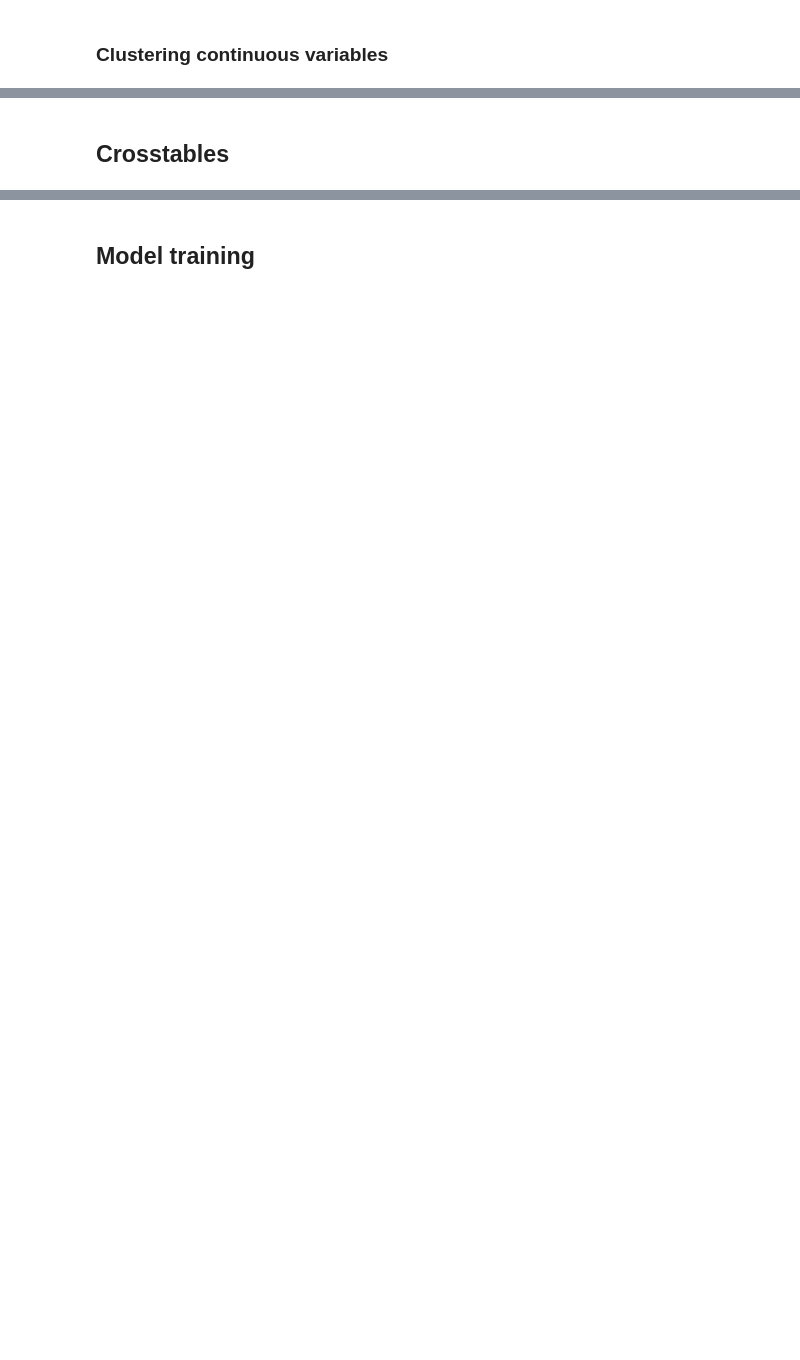
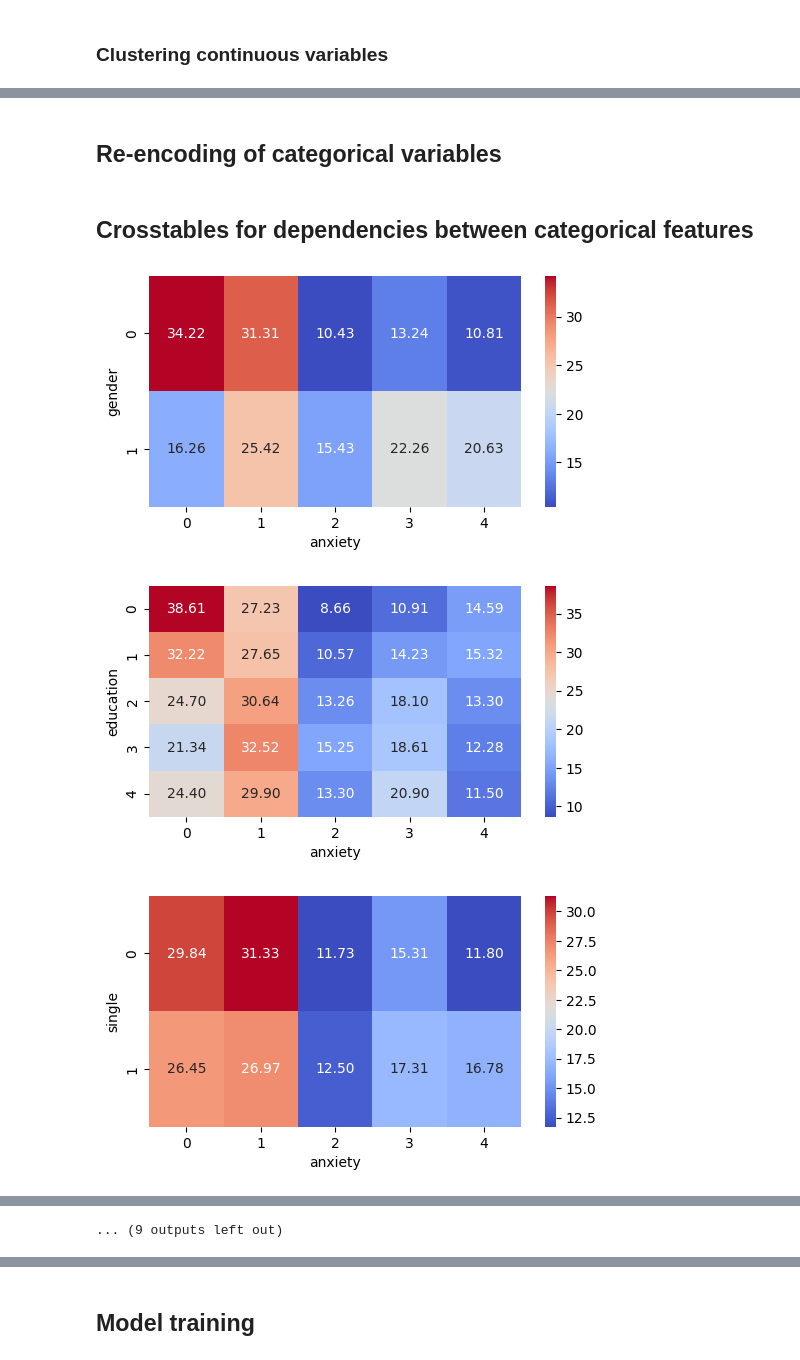
Before and after one commit to simontitk/datamining-2, a Jupyter notebook: src/final.ipynb, the cells around one changed output, grey strips where cells are left out. Cells and saved outputs as stored; diff of their text form; code cells hidden in the pictures; blank space fills up the shorter version.

```diff
--- a/src/final.ipynb
+++ b/src/final.ipynb
@@ -44,8 +49,6 @@ attributes = {
     "POVRATTC_A": "poverty",
     "PHSTAT_A": "health_status",
     "LSATIS4_A": "life_sat",
-    #"DRK12MN_A": "alcohol",
-    #"SLPHOURS_A": "sleep",
     "NOTCOV_A": "insurance",
     "URBRRL": "living_area",
     "REGION": "region",
@@ -61,13 +64,6 @@ dataframes = []
 for i in [2, 3]:
     df = pd.read_csv(f"../data/adult2{i}.csv", sep=",")
     dataframes.append(df)
-    print(f"YEAR 202{i}\nfeatures: {len(df.columns)}\nentries: {len(df)}")
-    for attr in attributes.keys():
-        try:
-            (f"{attr}: {df[attr].unique()[:(min(10, len(df[attr].unique())))]}")
-        except:
-            print(f"missing {attr} for 202{i}")
 df = pd.concat(dataframes)
 df = df.loc[:, list(attributes.keys())]
 df.rename(mapper=attributes, inplace=True, axis=1)
-list(df.columns)
@@ -185,31 +164,9 @@ KeyError: "[('age', 'Age'), ('bmi', 'BMI'), ('poverty', 'Poverty ratio')] not fo
 [figure]
 [figure]
 [figure]
+# %% [markdown]
+## Re-encoding of categorical variables
 # %%
-# regrouping
-
-"""
-EDUCATION
-00 (no edu), 01 (no hs), 02 (no diploma): no_hs
-03 (ged), 04 (hs), 05 (no deg): highschool
-06 (occupational deg), 07 (academic deg), 08 (bsc): bachelor
-09 (msc): masters
-10 (phd): phd
-"""
-
-"""
-MARITAL status:
-03: single
-01 (married) 2 (cohabiting): not
-"""
-
-"""
-parent
-01: parent
-02 (in famility but not) 03 (not in family): not
-"""
-
-
 def invert_encoding_order(df: pd.DataFrame, feature: str) -> None:
     """Reorders the encoding of a categorical variable,
     so that the lowest values are encoded 0 and higher ones ascending from here."""
@@ -223,6 +180,7 @@ def offset_encoding_to_zero(df: pd.DataFrame, feature: str) -> None:
 offset_encoding_to_zero(df, "gender")
 
 class EduLevel(IntEnum):
+    """Enum to encapsulate re-encoding logic for `education`feature, as it has more complex logic than others"""
     NO_HIGHSCHOOL = 0
     HIGHSCHOOL = 1
     BACHELORS = 2
@@ -274,13 +232,17 @@ invert_encoding_order(df, "cholesterol")
 invert_encoding_order(df, "asthma")
 offset_encoding_to_zero(df, "race")
 invert_encoding_order(df, "medical_bill_worry")
-# %% [markdown]
-## Crosstables
+# %% [markdown]
+## Crosstables for dependencies between categorical features
 # %%
 target = "anxiety"
 
-for f in df.columns.values:
-    tab = pd.crosstab(df[f], df[target], normalize="index") * 100
+for feature in df.columns.values:
+    tab = pd.crosstab(df[feature], df[target], normalize="index") * 100
     plt.figure(figsize=(6, 3))
     sns.heatmap(tab, fmt='.2f', cmap='coolwarm', annot=True)
     plt.show()
+# %% [output]
+[figure, added]
+[figure, added]
+[figure, added]
@@ -287 +258,2 @@ for f in df.columns.values:
+... (9 outputs left out)
 # %% [markdown]
```
Also changed, not shown: parts of 10 cells of this notebook, 1 other file.
